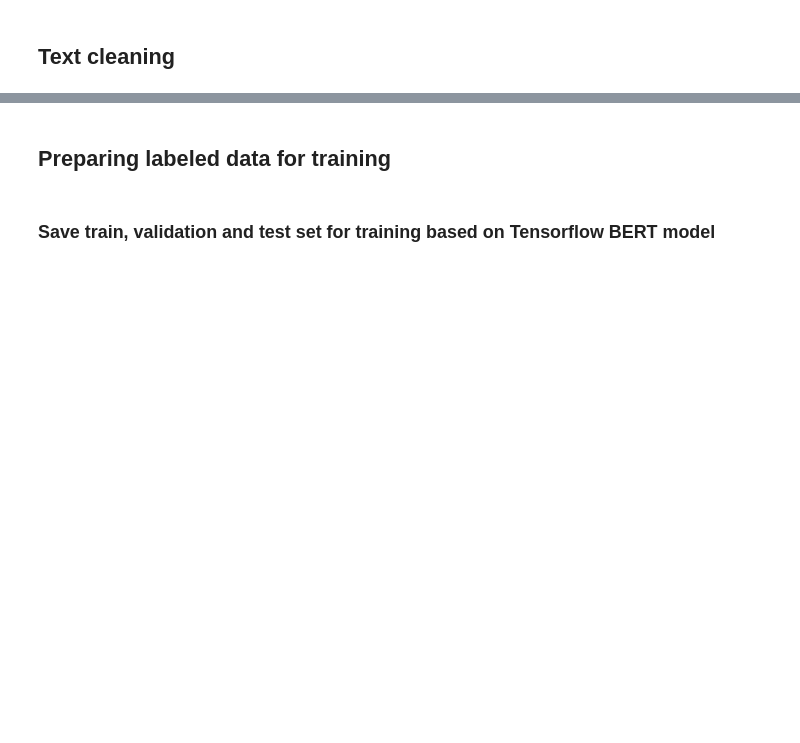
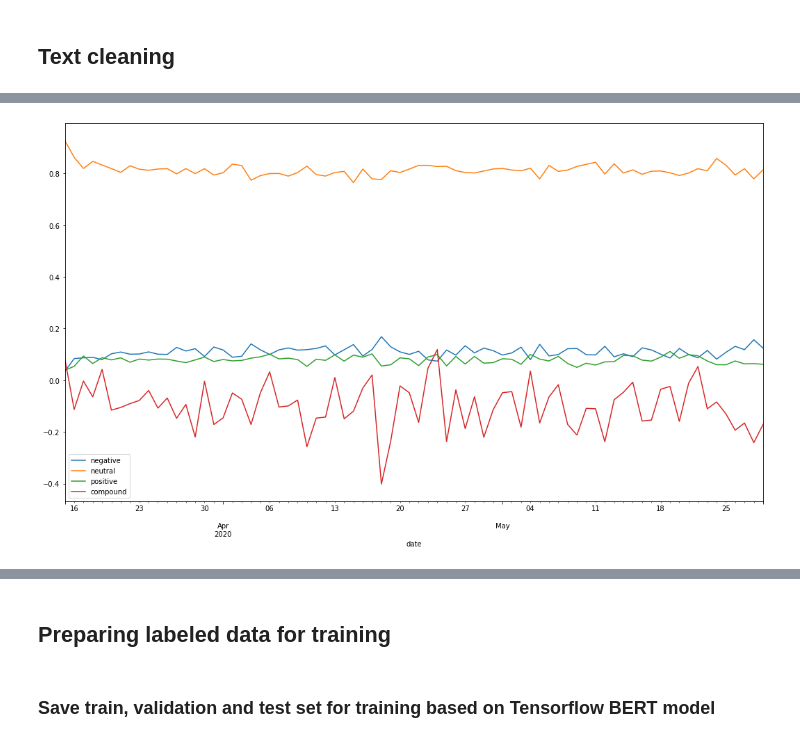
Before and after one commit to esraguzel/dsc-capstone-project-v2-onl01-dtsc-ft-012120, a Jupyter notebook: extract_tweets.ipynb, the cells around one changed output, grey strips where cells are left out. Drawn from its saved outputs; the diff is of its cells as text; code cells hidden in the pictures; blank space fills up the shorter version.

```diff
--- a/extract_tweets.ipynb
+++ b/extract_tweets.ipynb
@@ -240,0 +289,4 @@ def preprocess(text):
+# %%
+# Converting the columns type to datetime
+df['date'] = pd.to_datetime(df['created_at'], errors='coerce')
+df.head()
@@ -240,0 +300,3 @@ def preprocess(text):
+# %%
+df_a = df[['date', 'negative', 'neutral', 'positive', 'compound']].set_index('date')
+df_a.head()
@@ -240,0 +321,3 @@ def preprocess(text):
+# %%
+df_ = df_a['2020-03-15':'2020-05-30']
+df_.index.min()
@@ -240,0 +326,3 @@ def preprocess(text):
+# %%
+av_daily = df_.resample('D').mean()
+av_daily.head(10)
@@ -240,0 +342,8 @@ def preprocess(text):
+# %%
+import matplotlib.pyplot as plt
+%matplotlib inline
+
+av_daily.plot(figsize = (18,10), subplots=False, legend=True)
+plt.show()
+# %% [output]
+[figure, added]
```
Also changed, not shown: parts of 14 cells of this notebook.
